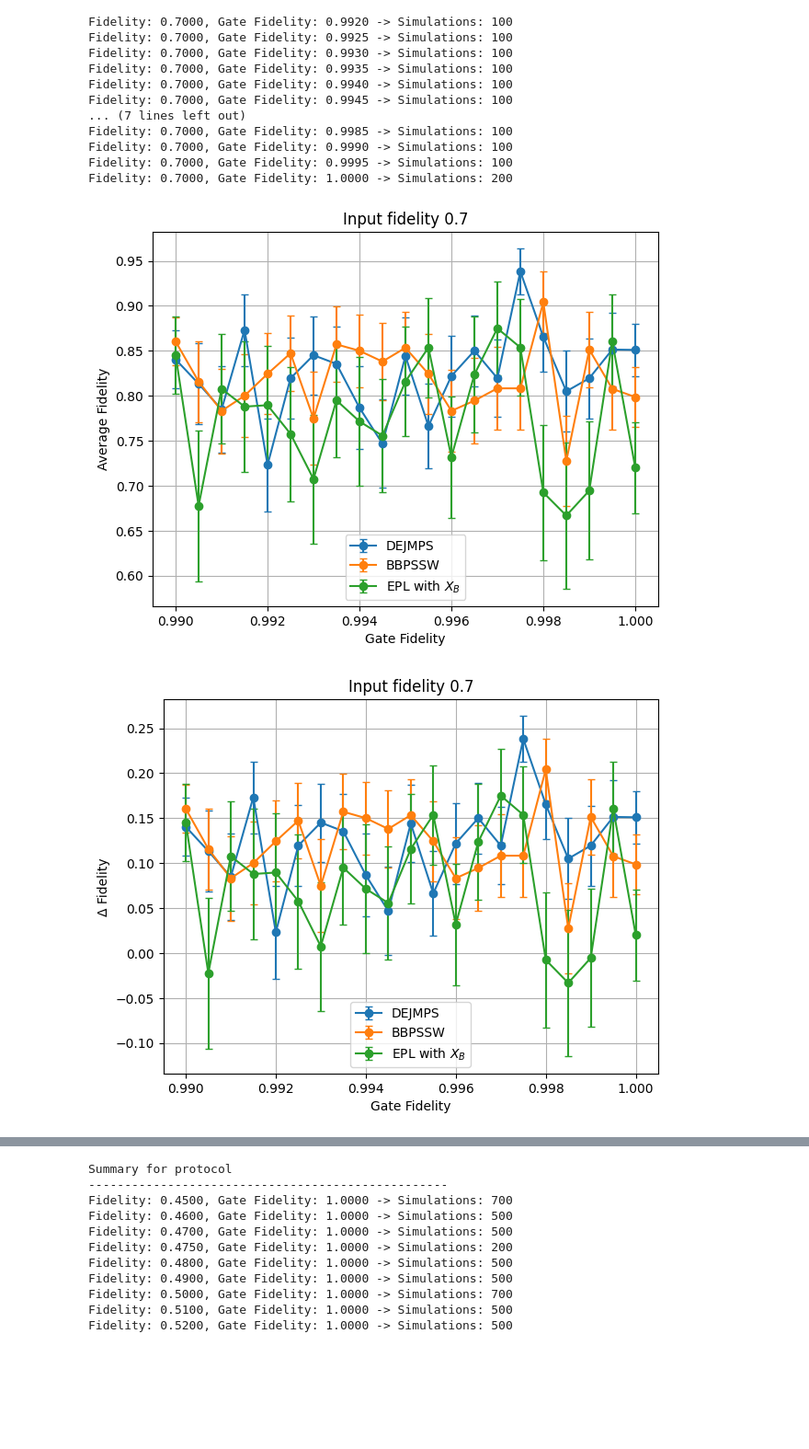
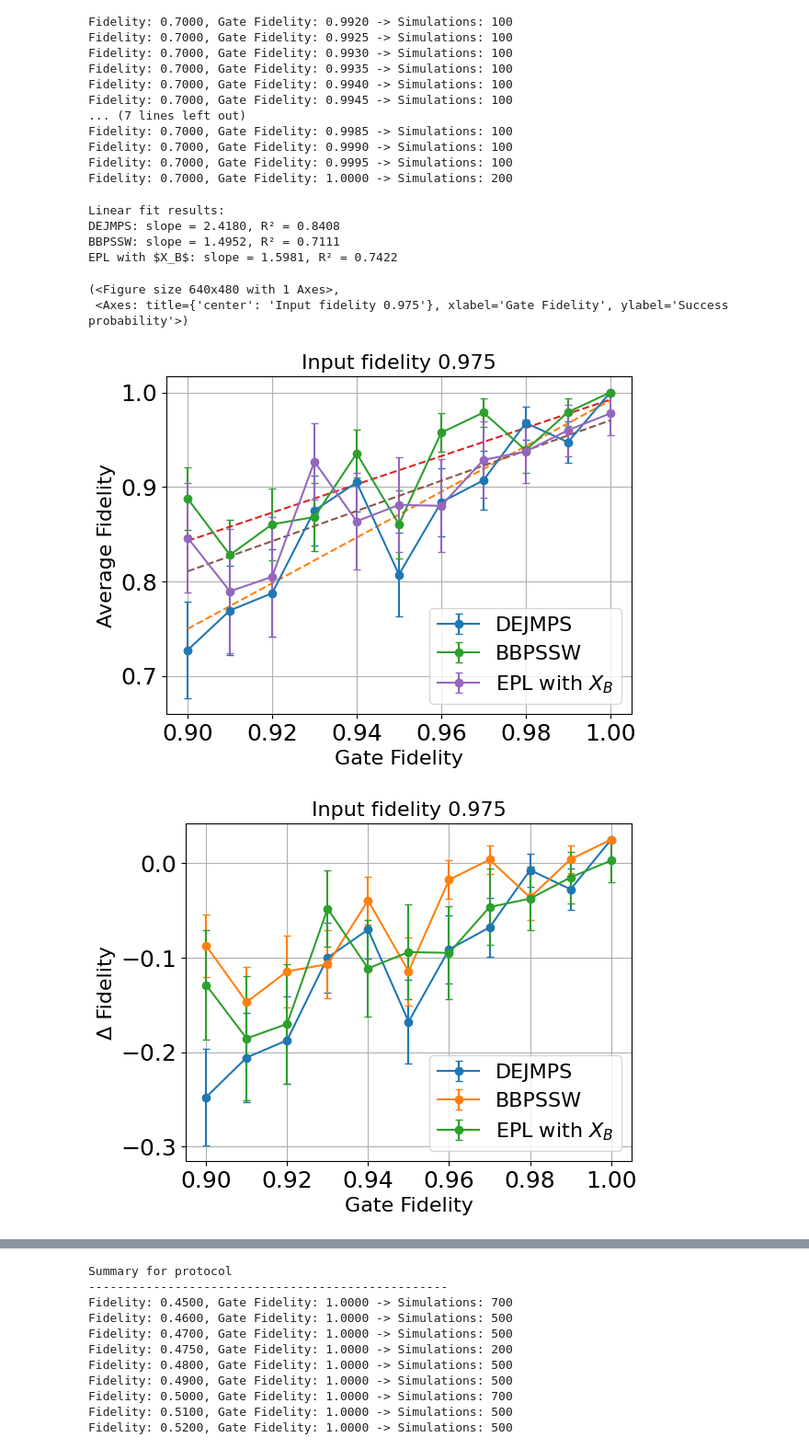
Before and after one commit to goncalo-meneses/qcc-project, a Jupyter notebook: plotting_analysis/deltas.ipynb, the cells around one changed output, grey strips where cells are left out. Shown at 92% size. Saved outputs shown, nothing was run; the diff lists cells and outputs as text; code cells hidden in the pictures; blank space fills up the shorter version.

```diff
--- a/plotting_analysis/deltas.ipynb
+++ b/plotting_analysis/deltas.ipynb
@@ -52,19 +54,25 @@ Fidelity: 0.7000, Gate Fidelity: 0.9990 -> Simulations: 100
 Fidelity: 0.7000, Gate Fidelity: 0.9995 -> Simulations: 100
 Fidelity: 0.7000, Gate Fidelity: 1.0000 -> Simulations: 200
 # %%
-fr = (0.7, 0.7)
-gr = (0.99, 1)
+fr = (0.975, 0.975)
+gr = (0.9, 1)
 dejmps = analyze_multiple_combos(dejmps_data, fidelity_range=fr, gate_fidelity_range=gr, n_bootstrap=1000, seed=42)
 bbpssw = analyze_multiple_combos(bbpssw_data, fidelity_range=fr, gate_fidelity_range=gr, n_bootstrap=1000, seed=42)
 epl = analyze_multiple_combos(epl_data, fidelity_range=fr, gate_fidelity_range=gr, n_bootstrap=1000, seed=42)
 epl_local = analyze_multiple_combos(epl_local_change_data, fidelity_range=fr, gate_fidelity_range=gr, n_bootstrap=1000, seed=42)
 
 results_list = [('DEJMPS', dejmps),
                 ('BBPSSW', bbpssw),
                 (r'EPL with $X_B$', epl_local)]
-plot_fidelity(results_list, title='Input fidelity 0.7', delta=False)
-plot_fidelity(results_list, title='Input fidelity 0.7', delta=True)
-plot_success_prob(results_list, title='Input fidelity 0.7')
+plot_fidelity(results_list, title='Input fidelity 0.975', delta=False, fit_lines=True)
+plot_fidelity(results_list, title='Input fidelity 0.975', delta=True)
+plot_success_prob(results_list, title='Input fidelity 0.975')
 # %% [output]
+Linear fit results:
+DEJMPS: slope = 2.4180, R² = 0.8408
+BBPSSW: slope = 1.4952, R² = 0.7111
+EPL with $X_B$: slope = 1.5981, R² = 0.7422
+(<Figure size 640x480 with 1 Axes>,
+ <Axes: title={'center': 'Input fidelity 0.975'}, xlabel='Gate Fidelity', ylabel='Success probability'>)
-[figure, old version]
+[figure, new version]
-[figure, old version]
+[figure, new version]
```
Also changed, not shown: parts of 5 cells of this notebook, 45 other files.
